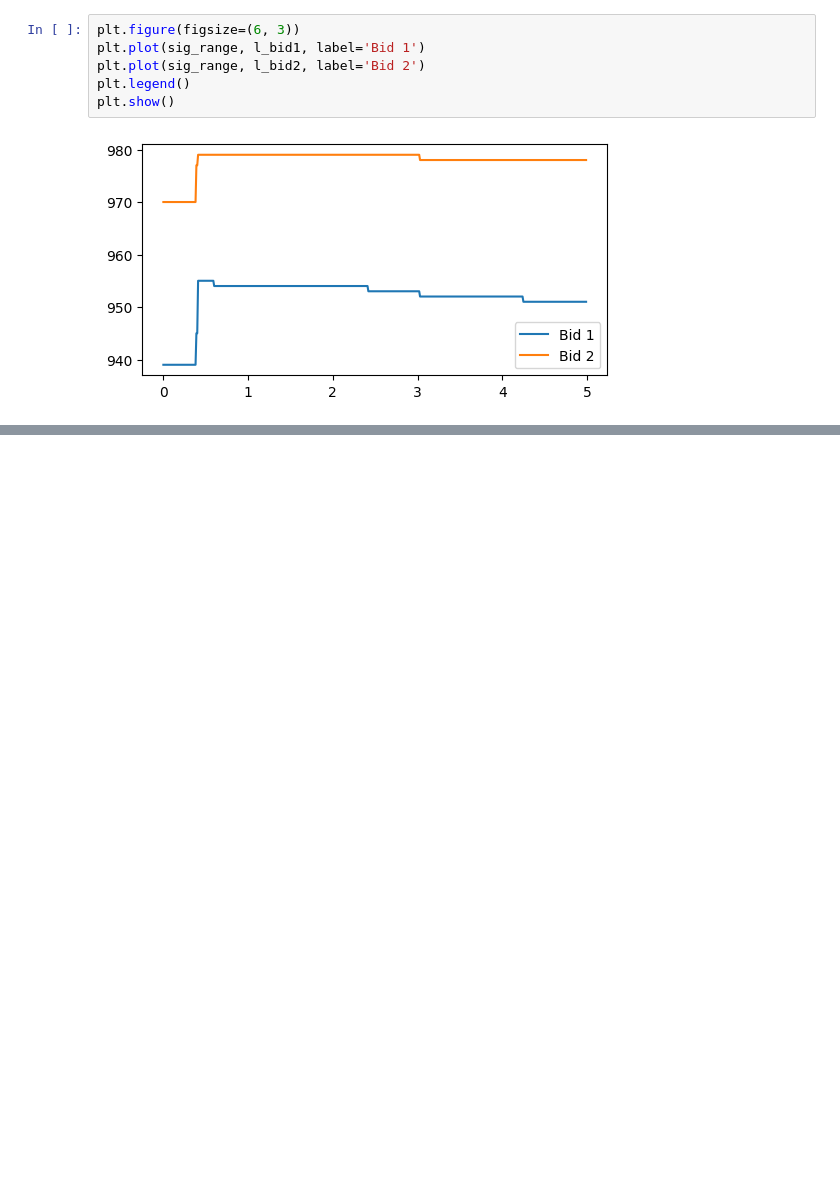
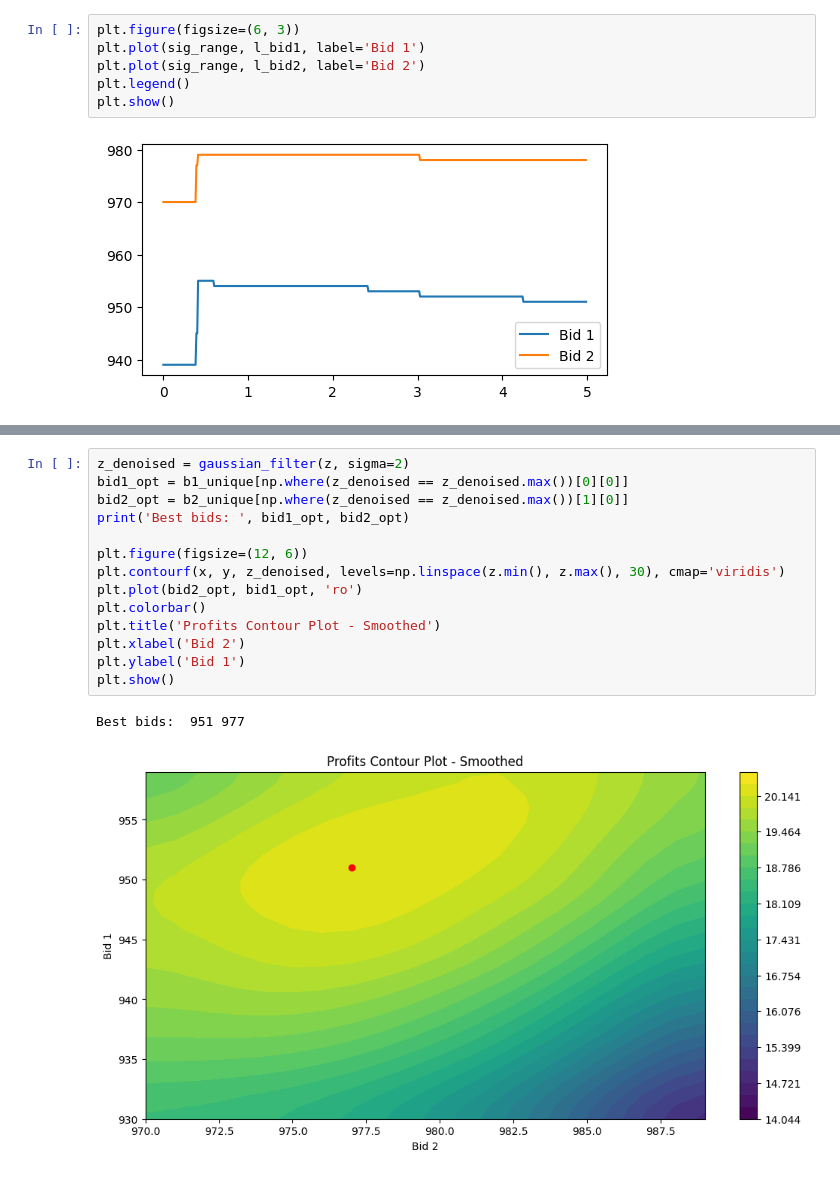
Before and after one commit to aemilani/imc-prosperity-2, a Jupyter notebook: round_1_manual.ipynb, the cells around one changed output, grey strips where cells are left out. Drawn from its saved outputs; the diff is of its cells as text; blank space fills up the shorter version.

```diff
--- a/round_1_manual.ipynb
+++ b/round_1_manual.ipynb
@@ -133,0 +168,17 @@ for bid1 in np.arange(930, 960):
+# %%
+z_denoised = gaussian_filter(z, sigma=2)
+bid1_opt = b1_unique[np.where(z_denoised == z_denoised.max())[0][0]]
+bid2_opt = b2_unique[np.where(z_denoised == z_denoised.max())[1][0]]
+print('Best bids: ', bid1_opt, bid2_opt)
+
+plt.figure(figsize=(12, 6))
+plt.contourf(x, y, z_denoised, levels=np.linspace(z.min(), z.max(), 30), cmap='viridis')
+plt.plot(bid2_opt, bid1_opt, 'ro')
+plt.colorbar()
+plt.title('Profits Contour Plot - Smoothed')
+plt.xlabel('Bid 2')
+plt.ylabel('Bid 1')
+plt.show()
+# %% [output]
+Best bids:  951 977
+[figure, added]
```
Also changed, not shown: parts of 18 cells of this notebook.
